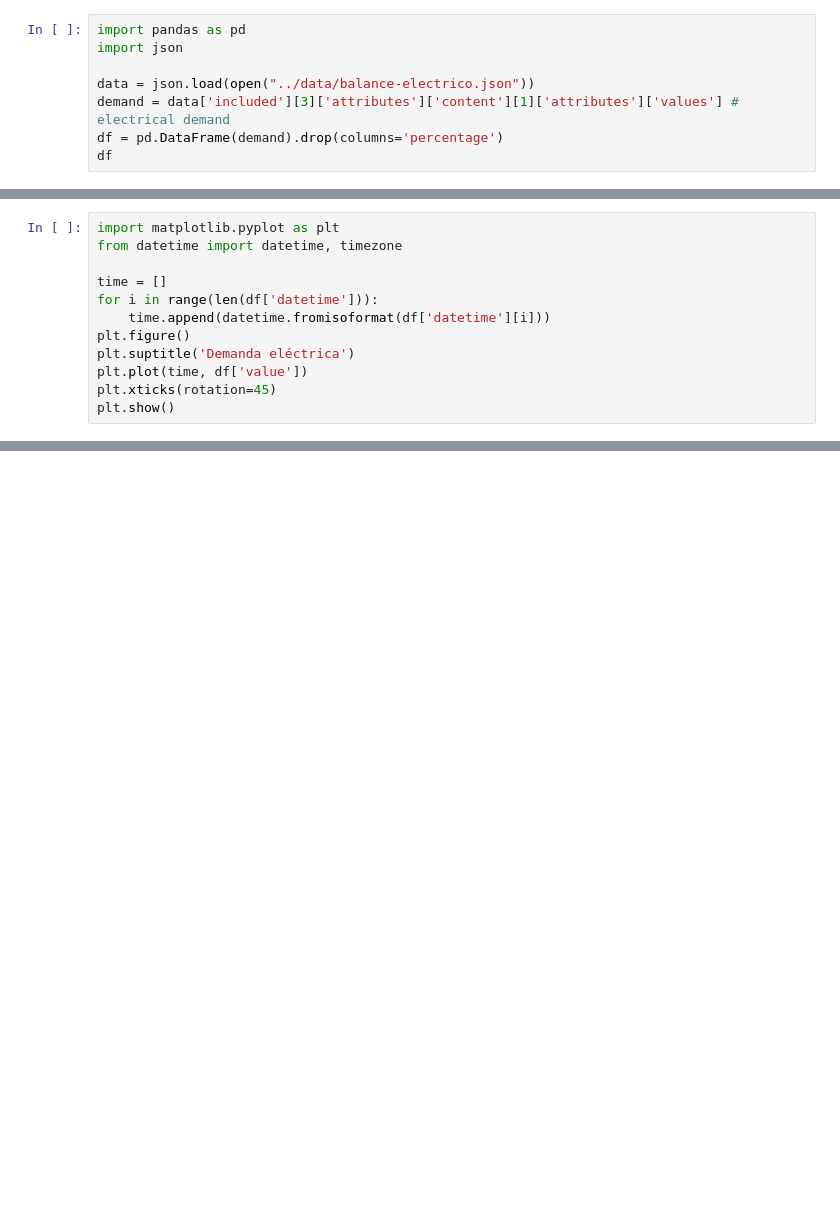
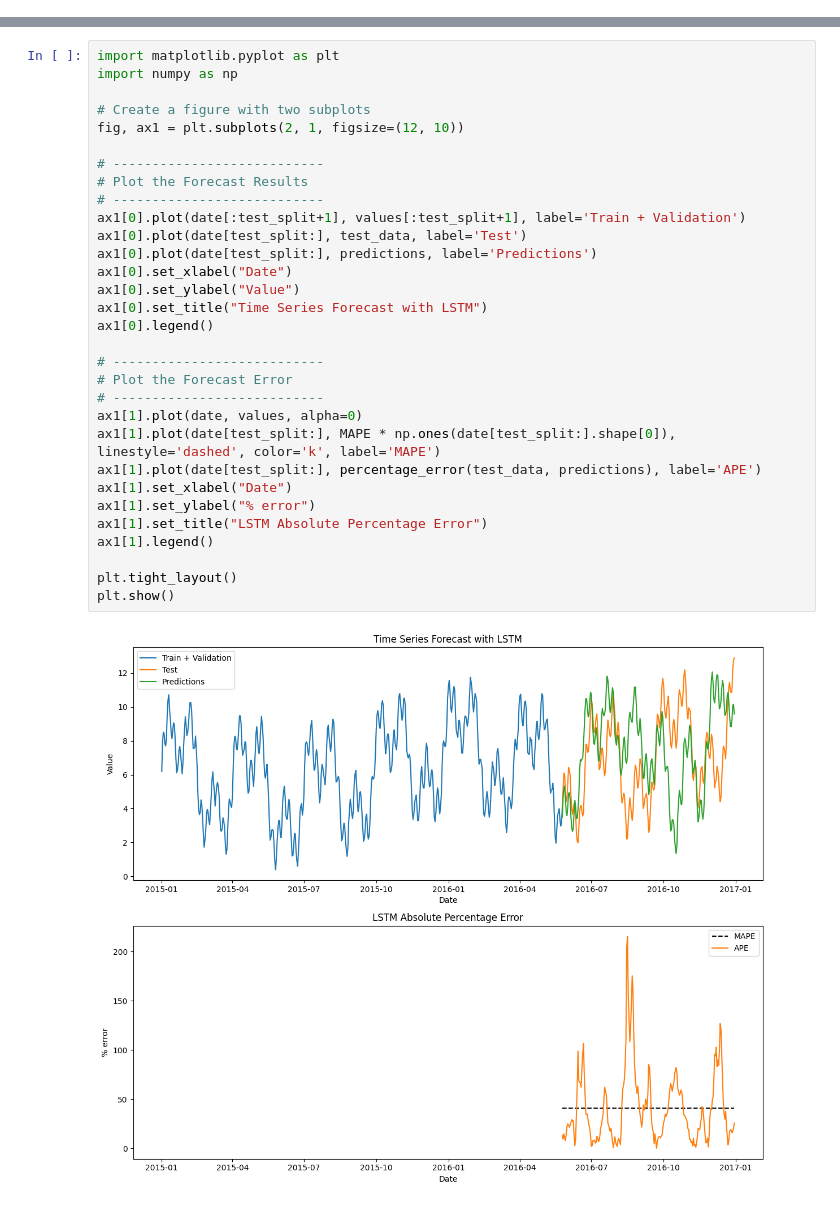
Before and after one commit to KhvatkinNikita/NUC-AI, a Jupyter notebook: notebooks/test.ipynb, the cells around one changed output, grey strips where cells are left out. Saved outputs shown, nothing was run; the diff lists cells and outputs as text; blank space fills up the shorter version.

```diff
--- a/notebooks/test.ipynb
+++ b/notebooks/test.ipynb
@@ -3,8 +0,0 @@
-# %%
-import pandas as pd
-import json
-
-data = json.load(open("../data/balance-electrico.json"))
-demand = data['included'][3]['attributes']['content'][1]['attributes']['values'] # electrical demand
-df = pd.DataFrame(demand).drop(columns='percentage')
-df
@@ -29,12 +0,0 @@ df
-# %%
-import matplotlib.pyplot as plt
-from datetime import datetime, timezone
-
-time = []
-for i in range(len(df['datetime'])):
-    time.append(datetime.fromisoformat(df['datetime'][i]))
-plt.figure()
-plt.suptitle('Demanda eléctrica')
-plt.plot(time, df['value'])
-plt.xticks(rotation=45)
-plt.show()
@@ -124,0 +241,33 @@ $\textbf{OT}$: Oil Temperature
+# %%
+import matplotlib.pyplot as plt
+import numpy as np
+
+# Create a figure with two subplots
+fig, ax1 = plt.subplots(2, 1, figsize=(12, 10))
+
+# ---------------------------
+# Plot the Forecast Results
+# ---------------------------
+ax1[0].plot(date[:test_split+1], values[:test_split+1], label='Train + Validation')
+ax1[0].plot(date[test_split:], test_data, label='Test')
+ax1[0].plot(date[test_split:], predictions, label='Predictions')
+ax1[0].set_xlabel("Date")
+ax1[0].set_ylabel("Value")
+ax1[0].set_title("Time Series Forecast with LSTM")
+ax1[0].legend()
+
+# ---------------------------
+# Plot the Forecast Error
+# ---------------------------
+ax1[1].plot(date, values, alpha=0)
+ax1[1].plot(date[test_split:], MAPE * np.ones(date[test_split:].shape[0]), linestyle='dashed', color='k', label='MAPE')
+ax1[1].plot(date[test_split:], percentage_error(test_data, predictions), label='APE')
+ax1[1].set_xlabel("Date")
+ax1[1].set_ylabel("% error")
+ax1[1].set_title("LSTM Absolute Percentage Error")
+ax1[1].legend()
+
+plt.tight_layout()
+plt.show()
+# %% [output]
+[figure, added]
```
Also changed, not shown: parts of 11 cells of this notebook.
